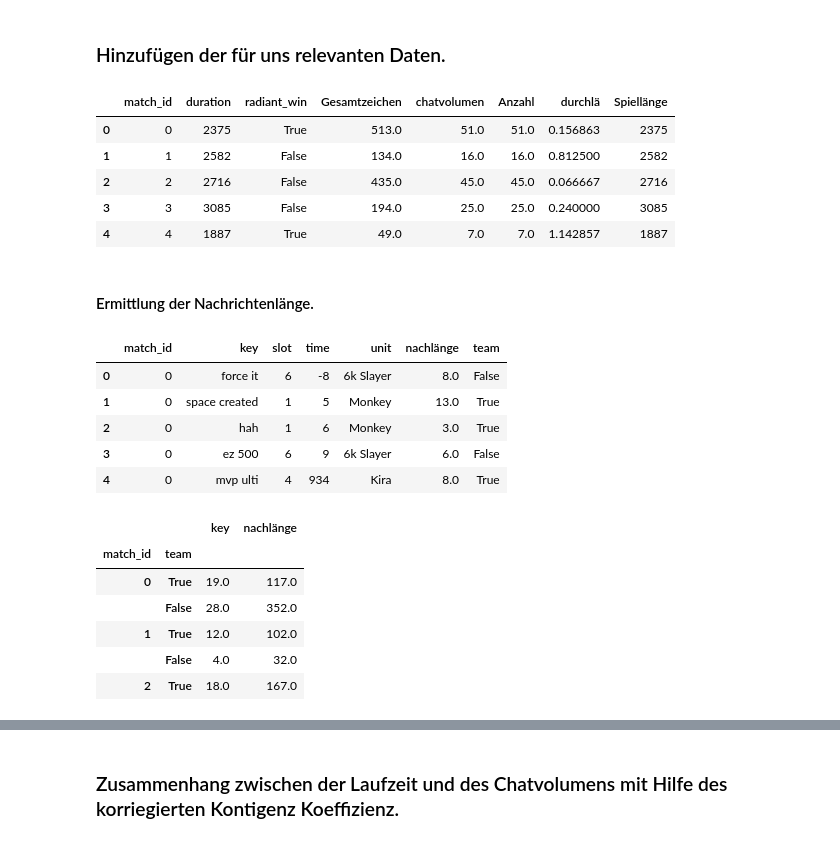
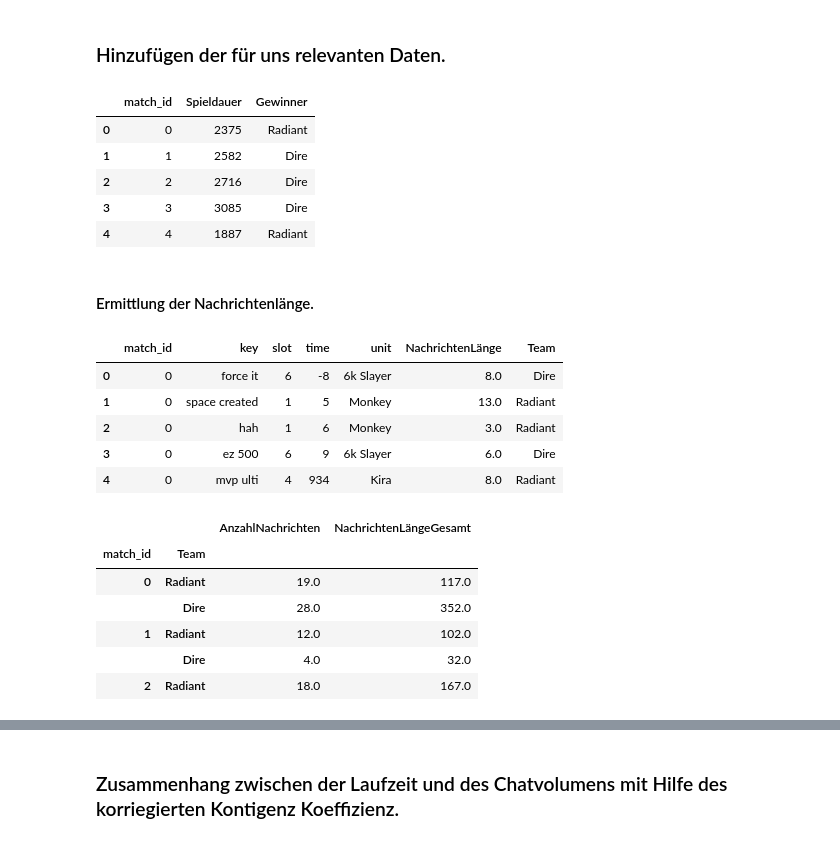
Before and after one commit to agruenth/BDA_SS17, a Jupyter notebook: Aufgabe 3.ipynb, the cells around one changed output, grey strips where cells are left out. Drawn from its saved outputs; the diff is of its cells as text; code cells hidden in the pictures.

```diff
--- a/Aufgabe 3.ipynb
+++ b/Aufgabe 3.ipynb
@@ -83,47 +93,55 @@ match.head()
 # %% [markdown]
 ### Hinzufügen der für uns relevanten Daten.
 # %%
+match.columns = ['match_id','Spieldauer','Gewinner']
+match['Gewinner'] = match['Gewinner'].map(lambda x: 'Radiant' if x else 'Dire')
+match.head()
 #Gesamtanzahl an Chatzeichen während des Spiels
-match['Gesamtzeichen'] = chat[['match_id', 'nachlänge']].groupby('match_id').sum()
+#match['Gesamtzeichen'] = chat[['match_id', 'nachlänge']].groupby('match_id').sum()
 #Wie viel wird insgesamt gechattet
-match ['chatvolumen'] = chat['match_id'].value_counts()
+#match ['chatvolumen'] = chat['match_id'].value_counts()
 #Anzahl der
-match['Anzahl'] = chat[['match_id', 'nachlänge']].groupby('match_id').count()
+#match['Anzahl'] = chat[['match_id', 'nachlänge']].groupby('match_id').count()
 #Durchschnittliche Nachrichtenlänge
-match ['durchlä'] = chat['nachlänge'] / match['Anzahl']
+#match ['durchlä'] = chat['nachlänge'] / match['Anzahl']
 #Spiellänge
-match ['Spiellänge'] = match['duration']
-match.head()
+#match ['Spiellänge'] = match['duration']
+#match.head()
 # %% [output]
-|  | match_id | duration | radiant_win | Gesamtzeichen | chatvolumen | Anzahl | durchlä | Spiellänge |
-| 0 | 0 | 2375 | True | 513.0 | 51.0 | 51.0 | 0.156863 | 2375 |
-| 1 | 1 | 2582 | False | 134.0 | 16.0 | 16.0 | 0.812500 | 2582 |
-| 2 | 2 | 2716 | False | 435.0 | 45.0 | 45.0 | 0.066667 | 2716 |
-| 3 | 3 | 3085 | False | 194.0 | 25.0 | 25.0 | 0.240000 | 3085 |
-| 4 | 4 | 1887 | True | 49.0 | 7.0 | 7.0 | 1.142857 | 1887 |
+|  | match_id | Spieldauer | Gewinner |
+| 0 | 0 | 2375 | Radiant |
+| 1 | 1 | 2582 | Dire |
+| 2 | 2 | 2716 | Dire |
+| 3 | 3 | 3085 | Dire |
+| 4 | 4 | 1887 | Radiant |
 # %% [markdown]
 #### Ermittlung der Nachrichtenlänge.
 # %%
-chat['nachlänge'] = chat['key'].str.len()
-chat['team'] = pd.cut(chat['slot'],[0,5,10],labels=[True, False])
+# Nachrichtenlänge für jede Nachricht
+chat['NachrichtenLänge'] = chat['key'].str.len()
+# Zuweisung Team abhängig vom Spieler-Slot
+chat['Team'] = pd.cut(chat['slot'],[0,5,10],labels=['Radiant', 'Dire'])
 chat.head()
 # %% [output]
-|  | match_id | key | slot | time | unit | nachlänge | team |
-| 0 | 0 | force it | 6 | -8 | 6k Slayer | 8.0 | False |
-| 1 | 0 | space created | 1 | 5 | Monkey | 13.0 | True |
-| 2 | 0 | hah | 1 | 6 | Monkey | 3.0 | True |
-| 3 | 0 | ez 500 | 6 | 9 | 6k Slayer | 6.0 | False |
-| 4 | 0 | mvp ulti | 4 | 934 | Kira | 8.0 | True |
+|  | match_id | key | slot | time | unit | NachrichtenLänge | Team |
+| 0 | 0 | force it | 6 | -8 | 6k Slayer | 8.0 | Dire |
+| 1 | 0 | space created | 1 | 5 | Monkey | 13.0 | Radiant |
+| 2 | 0 | hah | 1 | 6 | Monkey | 3.0 | Radiant |
+| 3 | 0 | ez 500 | 6 | 9 | 6k Slayer | 6.0 | Dire |
+| 4 | 0 | mvp ulti | 4 | 934 | Kira | 8.0 | Radiant |
 # %%
-groupedchat = chat[['match_id', 'team', 'key']].groupby(['match_id', 'team']).count()
-groupedchat['nachlänge'] = chat[['match_id', 'team', 'nachlänge']].groupby(['match_id', 'team']).sum()
+# Gruppierter Datensatz Chat nach Match und Team
+groupedchat = chat[['match_id', 'Team', 'key']].groupby(['match_id', 'Team']).count()
+groupedchat.columns = ['AnzahlNachrichten']
+# Gesamte Nachrichtenlänge im Team in diesem Spiel
+groupedchat['NachrichtenLängeGesamt'] = chat[['match_id', 'Team', 'NachrichtenLänge']].groupby(['match_id', 'Team']).sum()
 groupedchat.head()
 # %% [output]
-|  |  | key | nachlänge |
-| match_id | team |  |  |
-| 0 | True | 19.0 | 117.0 |
-|  | False | 28.0 | 352.0 |
-| 1 | True | 12.0 | 102.0 |
-|  | False | 4.0 | 32.0 |
-| 2 | True | 18.0 | 167.0 |
+|  |  | AnzahlNachrichten | NachrichtenLängeGesamt |
+| match_id | Team |  |  |
+| 0 | Radiant | 19.0 | 117.0 |
+|  | Dire | 28.0 | 352.0 |
+| 1 | Radiant | 12.0 | 102.0 |
+|  | Dire | 4.0 | 32.0 |
+| 2 | Radiant | 18.0 | 167.0 |
 # %%
```
Also changed, not shown: parts of 18 cells of this notebook.
